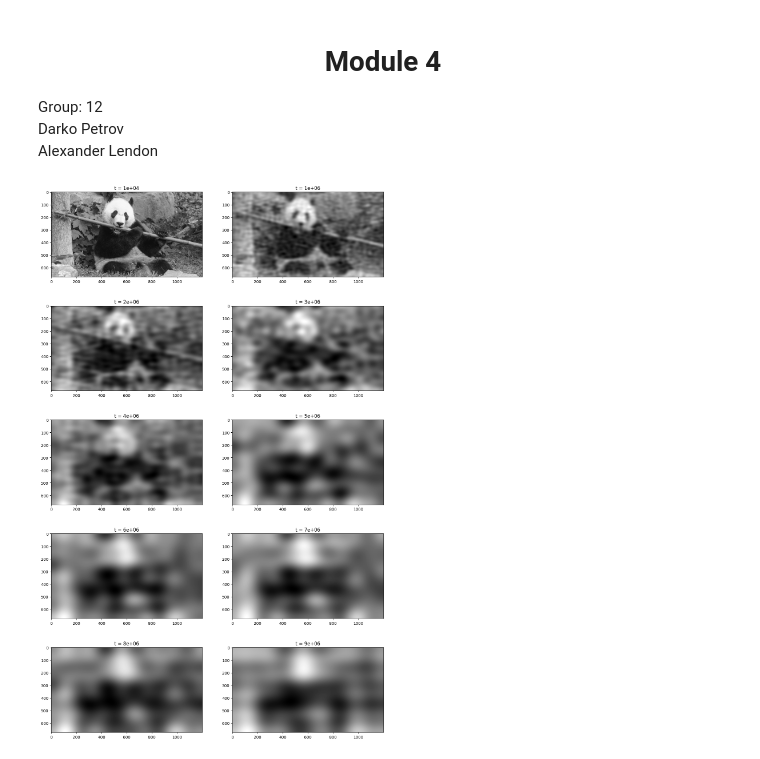
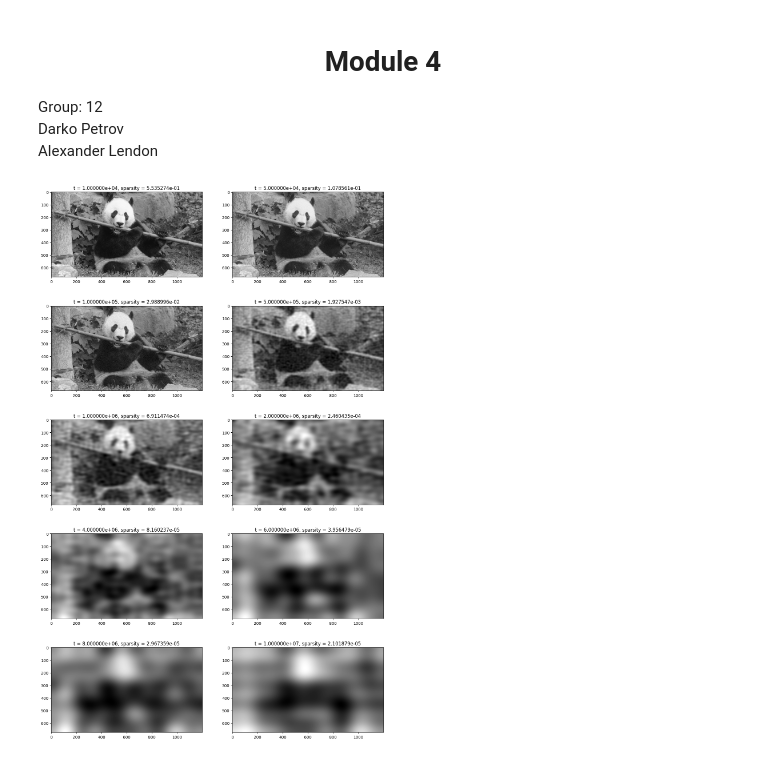
Before and after one commit to darkopetrov/DAT570_Continuous_optimization_in_data_science, a Jupyter notebook: Module_4/Notebook_4.ipynb, the cells around one changed output. Drawn from its saved outputs; the diff is of its cells as text; code cells hidden in the pictures.

Commit message:
do sparsity

```diff
--- a/Module_4/Notebook_4.ipynb
+++ b/Module_4/Notebook_4.ipynb
@@ -15,33 +15,37 @@ img = iio.imread("panda.png")
 bw_img=np.sum(img,2)/3
 
 # 2D DCT transform
 coeffs= transform.dct(transform.dct(bw_img, axis=0),axis=1)
 # Set a threshold t and threshold the coefficients in coeffs which will generate
 # t = 0.01*np.max(np.abs(coeffs))
-t = range(int(1e4), int(1e7), int(1e6))
+t = [1e4, 5e4, 1e5, 5e5, 1e6, 2e6, 4e6, 6e6, 8e6, 1e7]
 
 fig, axs = plt.subplots(5, 2, figsize=(15, 25))
 for i in range(5):
     for j in range(2):
         # Apply threshold
         approx_coeffs=coeffs*(abs(coeffs)>t[i*2+j])
 
+        # Calculate sparsity
+        sparsity = np.count_nonzero(approx_coeffs) / approx_coeffs.size
+
+
         # Apply 2d idct
         approx_img=transform.idct(transform.idct(approx_coeffs, axis=1),axis=0)
 
         #
         axs[i, j].imshow(approx_img, cmap='gray')
-        axs[i, j].set_title("t = {}".format(float(t[i*2+j])))
+        axs[i, j].set_title(f"t = {t[i*2+j].__format__('e')}, sparsity = {sparsity.__format__('e')}")
 
 
     # # approx_coeffs also calculate the fraction of nonzero coefficients
     # approx_coeffs=coeffs*(abs(coeffs)>i)
 
     # # Apply 2d idct
     # approx_img=transform.idct(transform.idct(approx_coeffs, axis=1),axis=0)
 
     # #
     # plt.imshow(approx_img, cmap='gray')
 # plt.show()
 # %% [output]
-[figure, old version]
+[figure, new version]
```
Also changed, not shown: parts of 1 cell of this notebook.
